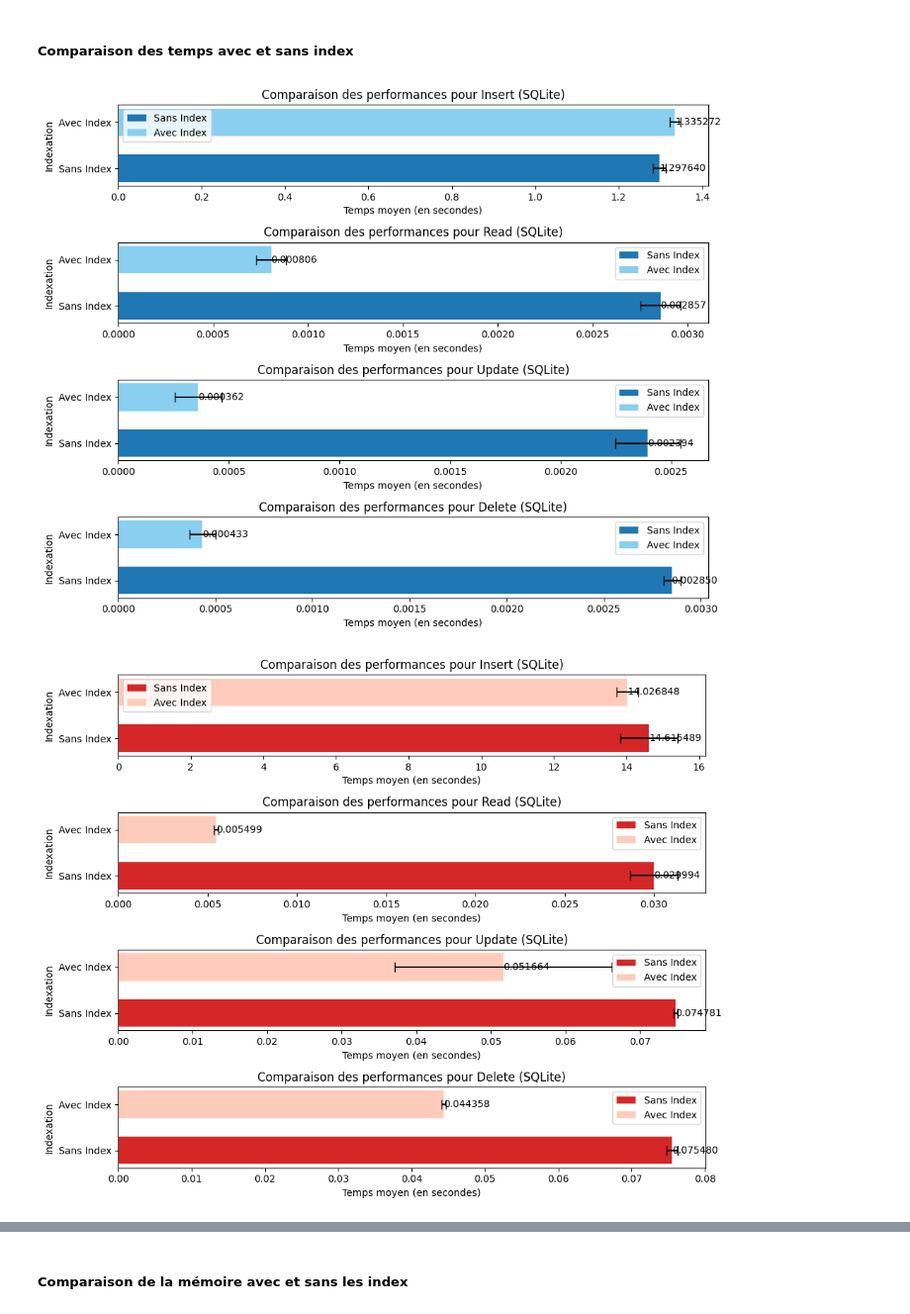
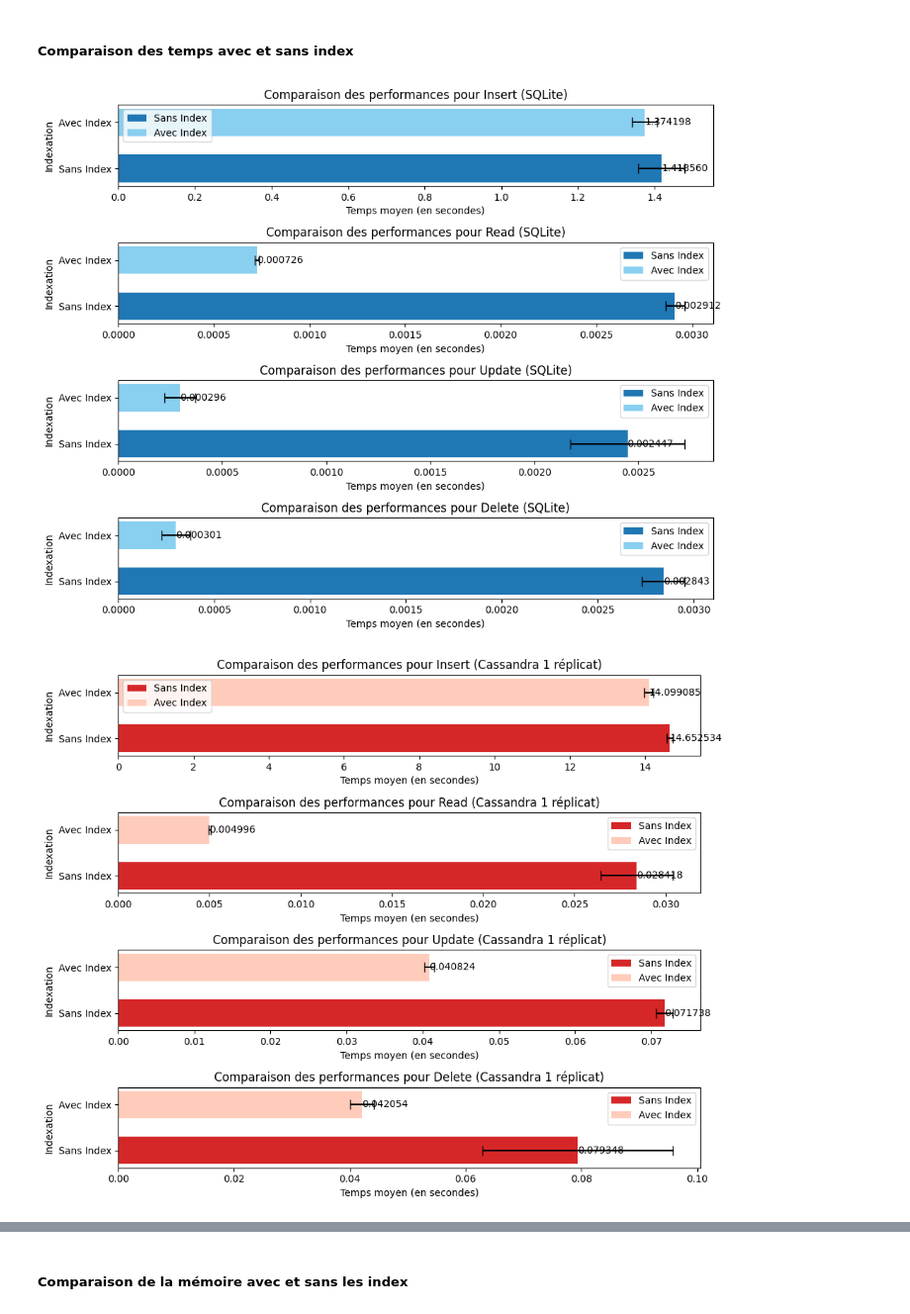
Before and after one commit to charlottekruzic/database-performance-comparison, a Jupyter notebook: notebook.ipynb, the cells around one changed output, grey strips where cells are left out. Shown at 99% size. Saved outputs shown, nothing was run; the diff lists cells and outputs as text; code cells hidden in the pictures.

```diff
--- a/notebook.ipynb
+++ b/notebook.ipynb
@@ -2210,21 +2118,18 @@ Current memory usage is 0.1320972442626953Mo; Peak was 0.16672134399414062Mo
 # %% [markdown]
 ##### Comparaison des temps avec et sans index
 # %%
-import matplotlib.pyplot as plt
-import numpy as np
-
 # Actions et temps moyens pour SQLite avec et sans index
 actions = ['Insert', 'Read', 'Update', 'Delete']
 
-mean_without_index = [create_sqlite_massive_mean_time, read_sqlite_massive_mean_time,
-                      update_sqlite_massive_mean_time, delete_sqlite_massive_mean_time]
-mean_with_index = [create_sqlite_massive_mean_time_index, read_sqlite_massive_mean_time_index,
-                   update_sqlite_massive_mean_time_index, delete_sqlite_massive_mean_time_index]
+mean_without_index = [create_sqlite_large_mean_time, read_sqlite_large_mean_time,
+                      update_sqlite_large_mean_time, delete_sqlite_large_mean_time]
+mean_with_index = [create_sqlite_large_mean_time_index, read_sqlite_large_mean_time_index,
+                   update_sqlite_large_mean_time_index, delete_sqlite_large_mean_time_index]
 
-std_without_index = [create_sqlite_massive_std_time, read_sqlite_massive_std_time,
-                     update_sqlite_massive_std_time, delete_sqlite_massive_std_time]
-std_with_index = [create_sqlite_massive_std_time_index, read_sqlite_massive_std_time_index,
-                  update_sqlite_massive_std_time_index, delete_sqlite_massive_std_time_index]
+std_without_index = [create_sqlite_large_std_time, read_sqlite_large_std_time,
+                     update_sqlite_large_std_time, delete_sqlite_large_std_time]
+std_with_index = [create_sqlite_large_std_time_index, read_sqlite_large_std_time_index,
+                  update_sqlite_large_std_time_index, delete_sqlite_large_std_time_index]
 
 # Créer un graphique pour chaque action
 fig, axes = plt.subplots(4, 1, figsize=(10, 8))  # 4 graphiques sous le même format
@@ -2262,19 +2167,19 @@ for i, action in enumerate(actions):
 plt.tight_layout()
 plt.show()
 # %% [output]
-[figure, old version]
+[figure, new version]
 # %%
 actions = ['Insert', 'Read', 'Update', 'Delete']
 
-mean_without_index = [create_cas_mean_time, read_cas_mean_time,
-                      update_cas_mean_time, delete_cas_mean_time]
-mean_with_index = [create_cassandra_mean_time_index, read_cassandra_mean_time_index,
-                   update_cassandra_mean_time_index, delete_cassandra_mean_time_index]
+mean_without_index = [create_cassandra_large_mean_time, read_cassandra_large_mean_time,
+                      update_cassandra_large_mean_time, delete_cassandra_large_mean_time]
+mean_with_index = [create_cassandra_large_mean_time_index, read_cassandra_large_mean_time_index,
+                   update_cassandra_large_mean_time_index, delete_cassandra_large_mean_time_index]
 
-std_without_index = [create_cas_std_time, read_cas_std_time,
-                     update_cas_std_time, delete_cas_std_time]
-std_with_index = [create_cassandra_std_time_index, read_cassandra_std_time_index,
-                  update_cassandra_std_time_index, delete_cassandra_std_time_index]
+std_without_index = [create_cassandra_large_std_time, read_cassandra_large_std_time,
+                     update_cassandra_large_std_time, delete_cassandra_large_std_time]
+std_with_index = [create_cassandra_large_std_time_index, read_cassandra_large_std_time_index,
+                  update_cassandra_large_std_time_index, delete_cassandra_large_std_time_index]
 
 # Créer un graphique pour chaque action
 fig, axes = plt.subplots(4, 1, figsize=(10, 8))  # 4 graphiques sous le même format
@@ -2285,34 +2190,34 @@ for i, action in enumerate(actions):
     ax = axes[i]
     x = np.arange(2)  # 2 barres par graphique : Sans index, Avec index
     mean_values = [mean_without_index[i], mean_with_index[i]]
     std_values = [std_without_index[i], std_with_index[i]]
 
     # Dessiner les barres pour chaque action
     bars1 = ax.barh(x[0], mean_values[0], width, xerr=std_values[0], label='Sans Index', capsize=5, color='tab:red')
     bars2 = ax.barh(x[1], mean_values[1], width, xerr=std_values[1], label='Avec Index', capsize=5, color='#FFCCBB')
 
     # Titre et labels
     ax.set_xlabel('Temps moyen (en secondes)')
     ax.set_ylabel('Indexation')
     ax.set_title(f'Comparaison des performances pour {action} (Cassandra 1 réplicat)')
     ax.set_yticks(x)
     ax.set_yticklabels(['Sans Index', 'Avec Index'])
     ax.legend()
 
     # Ajouter les valeurs aux barres
     def add_values(bars):
         for bar in bars:
             xval = bar.get_width()
             ax.text(xval, bar.get_y() + bar.get_height() / 2, f'{xval:.6f}', va='center', ha='left')
 
     add_values(bars1)
     add_values(bars2)
 
 # Ajuster l'espacement entre les graphiques
 plt.tight_layout()
 plt.show()
 # %% [output]
-[figure, old version]
+[figure, new version]
 # %%
 actions = ['Insert', 'Read', 'Update', 'Delete']
 
```
Also changed, not shown: parts of 44 cells of this notebook, 4 other files.
